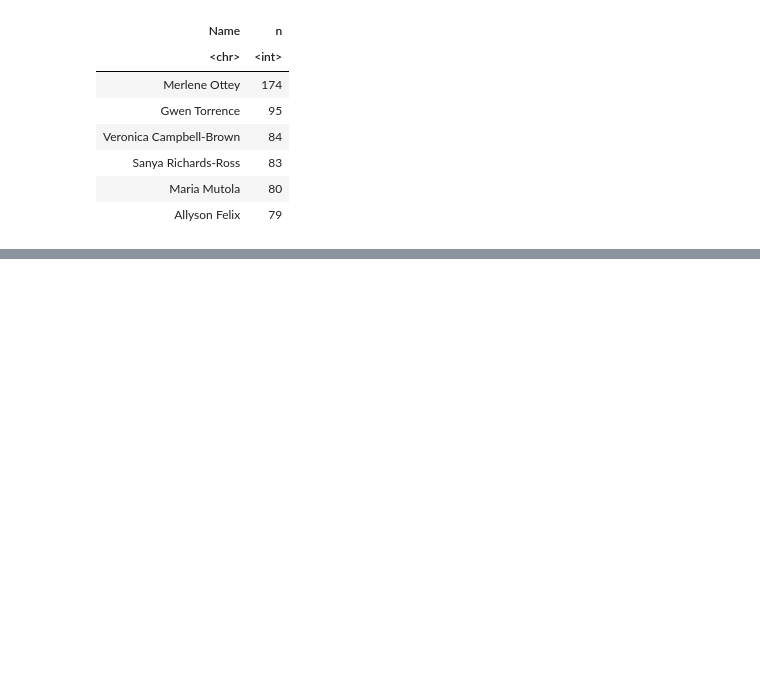
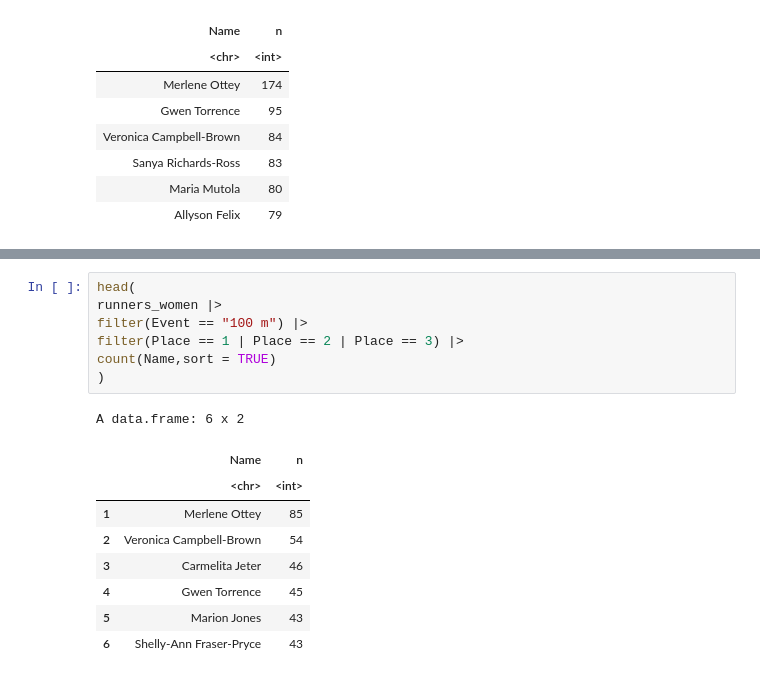
Before and after one commit to TomasLira/Sprint-and-Marathon-analysis, a Jupyter notebook: ExploratoryAnalysisRunners.ipynb, the cells around one changed output, grey strips where cells are left out. Cells and saved outputs as stored; diff of their text form; blank space fills up the shorter version.

```diff
--- a/ExploratoryAnalysisRunners.ipynb
+++ b/ExploratoryAnalysisRunners.ipynb
@@ -158,0 +221,17 @@ A grouped_df: 6 x 2
+# %%
+head(
+runners_women |>
+filter(Event == "100 m") |>
+filter(Place == 1 | Place == 2 | Place == 3) |>
+count(Name,sort = TRUE)
+)
+# %% [output]
+A data.frame: 6 x 2
+|  | Name | n |
+|  | <chr> | <int> |
+| 1 | Merlene Ottey | 85 |
+| 2 | Veronica Campbell-Brown | 54 |
+| 3 | Carmelita Jeter | 46 |
+| 4 | Gwen Torrence | 45 |
+| 5 | Marion Jones | 43 |
+| 6 | Shelly-Ann Fraser-Pryce | 43 |
```
Also changed, not shown: parts of 14 cells of this notebook.
